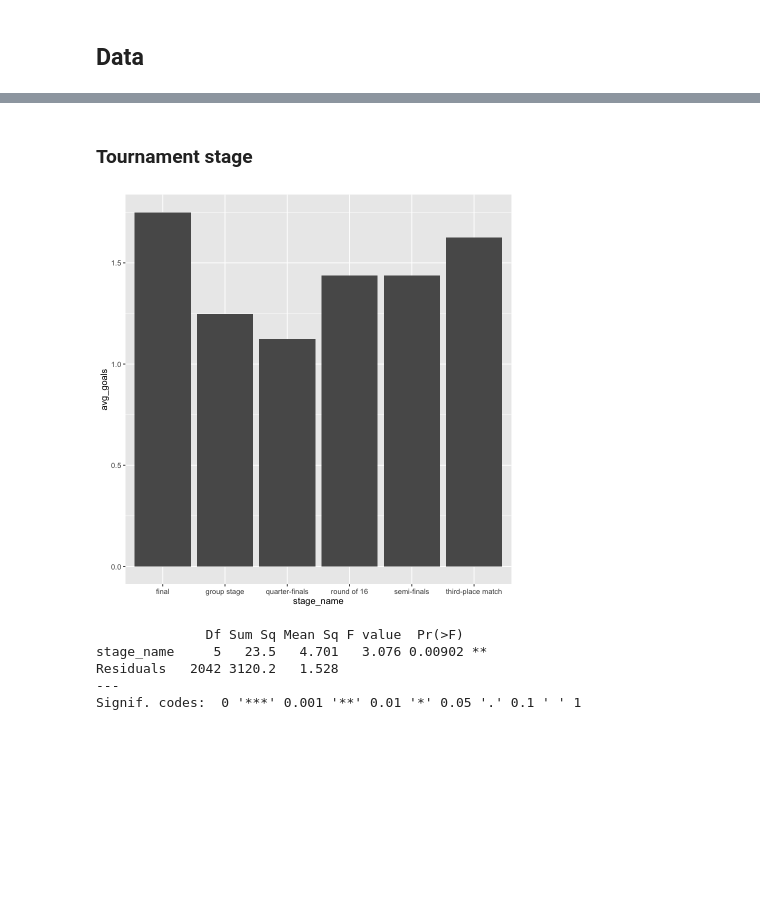
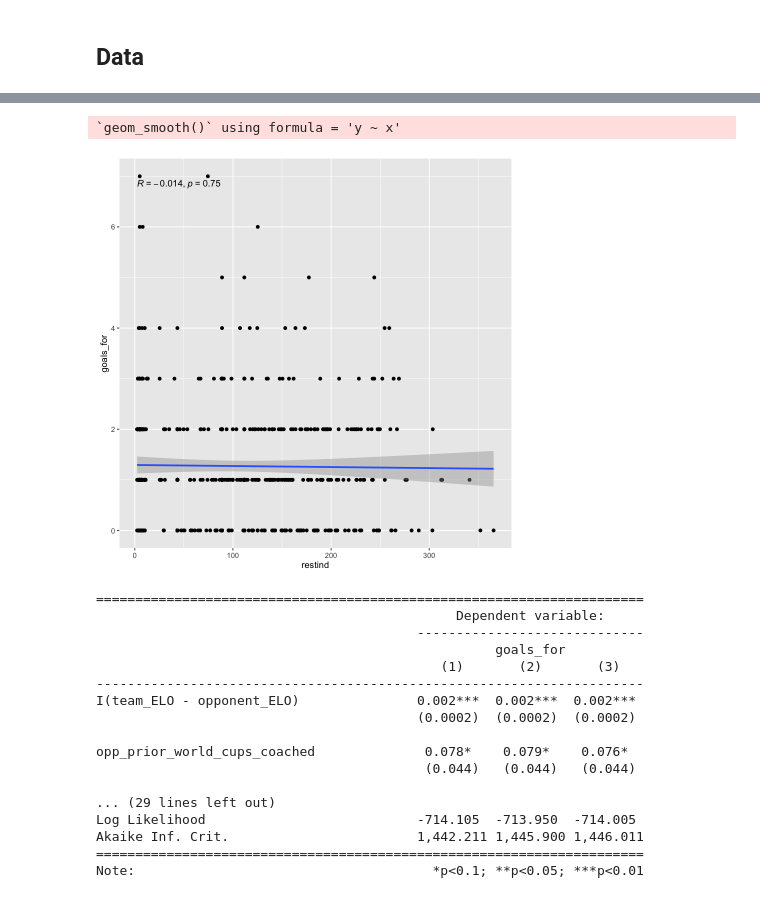
Before and after one commit to EialNisman/WorldCup2026Forecasting, a Jupyter notebook: 2.Model_Selection-R/GameConditions.ipynb, the cells around one changed output, grey strips where cells are left out. Drawn from its saved outputs; the diff is of its cells as text; code cells hidden in the pictures; blank space fills up the shorter version.

```diff
--- a/2.Model_Selection-R/GameConditions.ipynb
+++ b/2.Model_Selection-R/GameConditions.ipynb
@@ -14,25 +15,6 @@ library(ggpubr)
 # %% [markdown]
 ## Data
 # %%
-Games <- readRDS(here("1.DataCleaning-R", "Data", "RDS", "FullTeamGames.rds"))
+Games <- readRDS(here("1.DataCleaning-R", "Data", "RDS", "GamesModeling.rds"))
 Weather <- readRDS(here("1.DataCleaning-R", "Data", "RDS", "Weather.rds"))
 DistancebetweenStadiums <- readRDS(here("1.DataCleaning-R", "Data", "RDS", "DistanceTravelled.rds"))
-ELO <- readRDS(here("1.DataCleaning-R", "Data", "RDS", "ELOSScores.rds"))
-# %%
-
-ELOByTournament <- ELO %>%
-    pivot_longer(
-        cols = starts_with("WC_"),
-        names_to = "tournament_year",
-        values_to = "elo"
-    ) %>%
-    mutate(tournament_id = str_replace(tournament_year, "_", "-")) %>%
-    select(team, tournament_id, team_ELO = elo)
-
-OpponentELOByTournament <- ELOByTournament %>%
-    rename(opponent_name = team, opponent_ELO = team_ELO)
-
-Games <- Games %>%
-    rename(team = team_name) %>%
-    left_join(ELOByTournament, by = c("team", "tournament_id")) %>%
-    left_join(OpponentELOByTournament, by = c("opponent_name", "tournament_id"))
@@ -333,20 +345,34 @@ Times m3 Won: 72 out of 100
-# %% [markdown]
-### Tournament stage
-# %%
-Games %>%
-    group_by(stage_name) %>%
-    summarize(avg_goals = mean(goals_for, na.rm = TRUE)) %>%
-    ggplot(aes(x = stage_name, y = avg_goals)) +
-    geom_col()
-# %% [output]
-[figure, removed]
-# %%
-anova_model <- aov(goals_for ~ stage_name, data = Games)
-
-summary(anova_model)
-# %% [output]
-              Df Sum Sq Mean Sq F value  Pr(>F)
-stage_name     5   23.5   4.701   3.076 0.00902 **
-Residuals   2042 3120.2   1.528
----
-Signif. codes:  0 '***' 0.001 '**' 0.01 '*' 0.05 '.' 0.1 ' ' 1
+# %%
+Games %>%
+    mutate(restind= (distance_accumulated_km/rest_accumulated)) %>%
+        ggplot(aes(x=restind, y=goals_for)) +
+             geom_point() +
+                geom_smooth(method="lm", se = TRUE) +
+                      stat_cor()
+# %% [output]
+`geom_smooth()` using formula = 'y ~ x'
+[figure, added]
+# %%
+base <- glm(goals_for ~ I(team_ELO - opponent_ELO) + opp_prior_world_cups_coached + opp_players_with_multiple_prior_wcs+I(avg_age**2)+opp_avg_age+I(opp_avg_age**2), family=poisson, Games)
+m1 <- glm(goals_for ~ I(team_ELO - opponent_ELO) + opp_prior_world_cups_coached + opp_players_with_multiple_prior_wcs+I(avg_age**2)+opp_avg_age+I(opp_avg_age**2) + distance_traveled_km/rest_days, family=poisson, Games)
+m2 <- glm(goals_for ~ I(team_ELO - opponent_ELO) + opp_prior_world_cups_coached + opp_players_with_multiple_prior_wcs+I(avg_age**2)+opp_avg_age+I(opp_avg_age**2) + distance_accumulated_km/rest_accumulated, family=poisson, Games)
+
+stargazer( base, m1, m2, type="text")
+# %% [output]
+======================================================================
+                                              Dependent variable:
+                                         -----------------------------
+                                                   goals_for
+                                            (1)       (2)       (3)
+----------------------------------------------------------------------
+I(team_ELO - opponent_ELO)               0.002***  0.002***  0.002***
+                                         (0.0002)  (0.0002)  (0.0002)
+
+opp_prior_world_cups_coached              0.078*    0.079*    0.076*
+                                          (0.044)   (0.044)   (0.044)
+
+... (29 lines left out)
+Log Likelihood                           -714.105  -713.950  -714.005
+Akaike Inf. Crit.                        1,442.211 1,445.900 1,446.011
+======================================================================
+Note:                                      *p<0.1; **p<0.05; ***p<0.01
```
Also changed, not shown: parts of 65 cells of this notebook, 45 other files.
